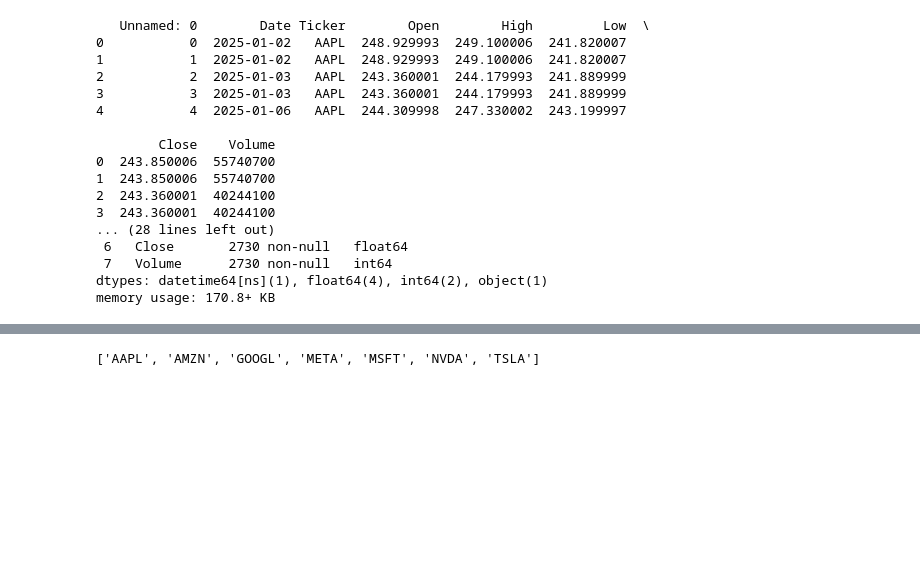
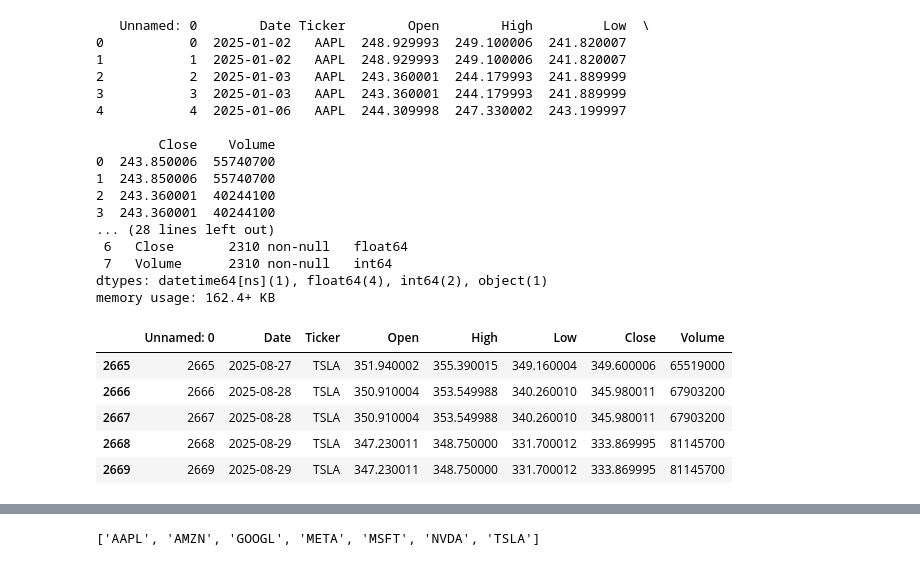
Before and after one commit to YoinkOURcode/SIT_ICT1002, a Jupyter notebook: graphs/graph.ipynb, the cells around one changed output, grey strips where cells are left out. Cells and saved outputs as stored; diff of their text form; code cells hidden in the pictures; blank space fills up the shorter version.

```diff
--- a/graphs/graph.ipynb
+++ b/graphs/graph.ipynb
@@ -19,6 +19,7 @@ dataset.info()
 
 # Convert date datatype from object to datetime
 dataset[dataset.columns[1]] = pd.to_datetime(dataset[dataset.columns[1]])
+dataset = dataset[dataset["Date"] < "2025-09-01"]
 # dataset = dataset[dataset['Date'] < '2025-10-01']
 dataset.info()
 # %% [output]
@@ -35,10 +36,19 @@ dataset.info()
 2  243.360001  40244100
 3  243.360001  40244100
 ... (28 lines left out)
- 6   Close       2730 non-null   float64
- 7   Volume      2730 non-null   int64
+ 6   Close       2310 non-null   float64
+ 7   Volume      2310 non-null   int64
 dtypes: datetime64[ns](1), float64(4), int64(2), object(1)
-memory usage: 170.8+ KB
+memory usage: 162.4+ KB
+# %%
+dataset.tail()
+# %% [output]
+|  | Unnamed: 0 | Date | Ticker | Open | High | Low | Close | Volume |
+| 2665 | 2665 | 2025-08-27 | TSLA | 351.940002 | 355.390015 | 349.160004 | 349.600006 | 65519000 |
+| 2666 | 2666 | 2025-08-28 | TSLA | 350.910004 | 353.549988 | 340.260010 | 345.980011 | 67903200 |
+| 2667 | 2667 | 2025-08-28 | TSLA | 350.910004 | 353.549988 | 340.260010 | 345.980011 | 67903200 |
+| 2668 | 2668 | 2025-08-29 | TSLA | 347.230011 | 348.750000 | 331.700012 | 333.869995 | 81145700 |
+| 2669 | 2669 | 2025-08-29 | TSLA | 347.230011 | 348.750000 | 331.700012 | 333.869995 | 81145700 |
 # %%
 dataset["Date"].unique()
 # %% [output]
```
Also changed, not shown: parts of 3 cells of this notebook.
